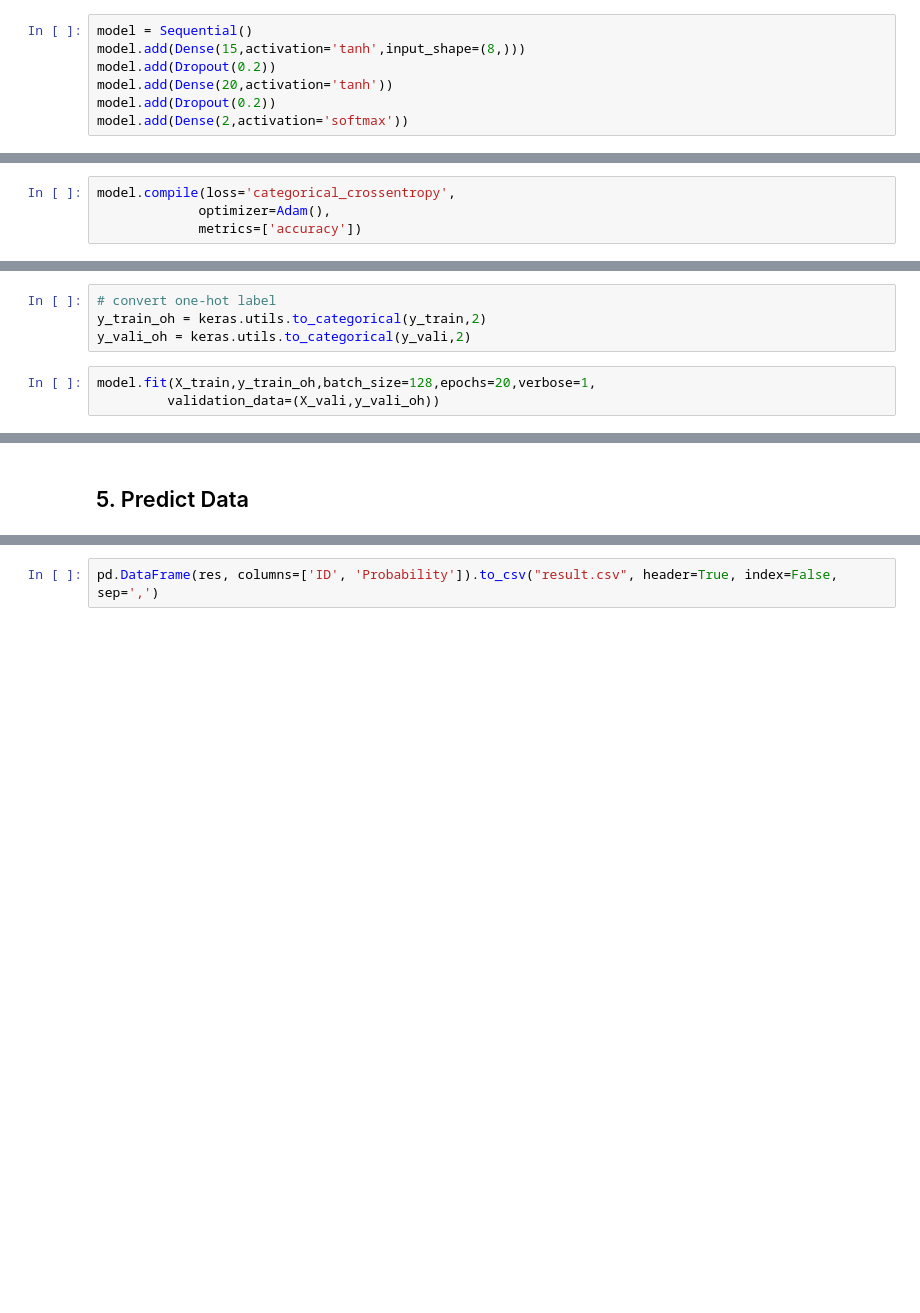
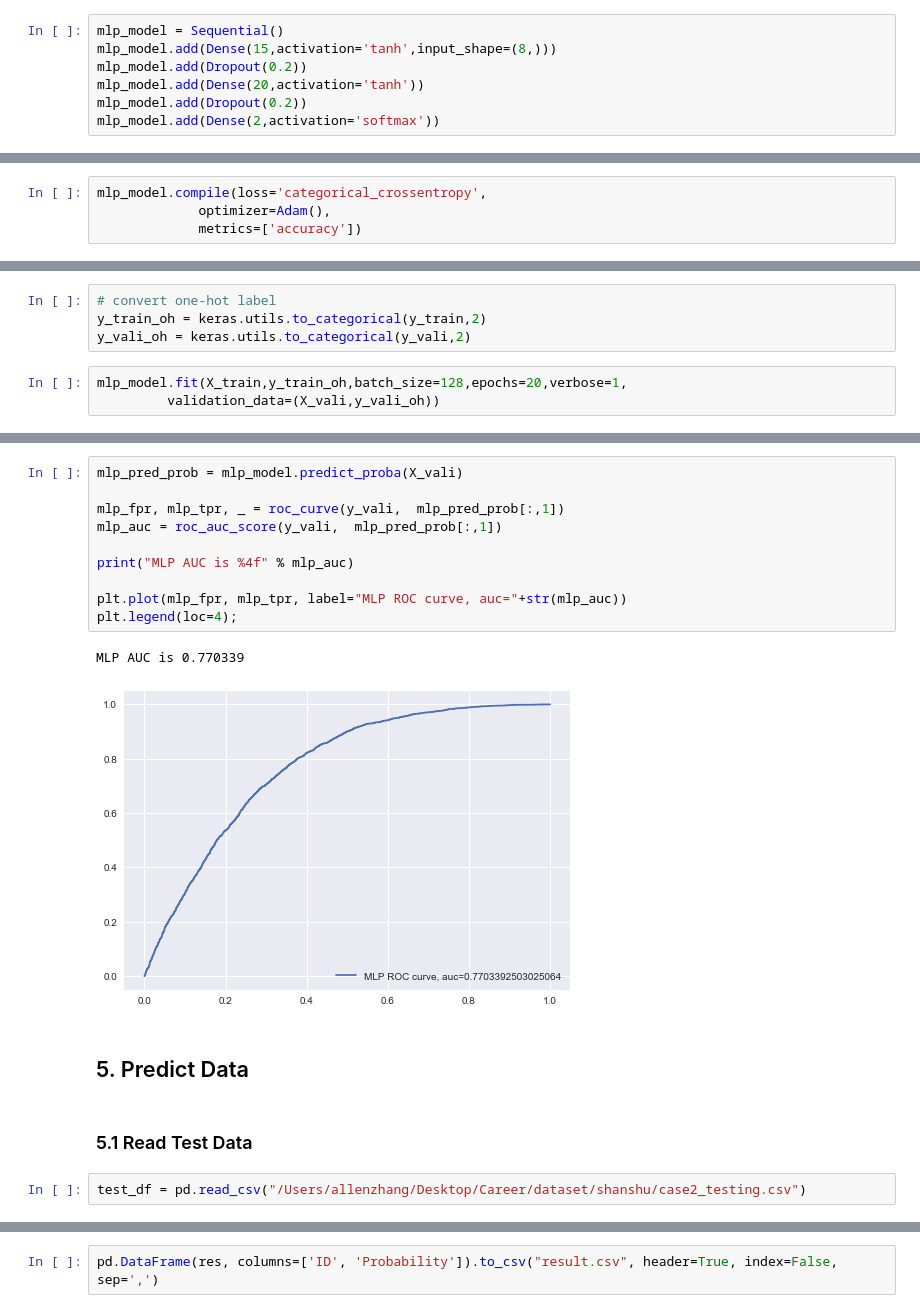
Before and after one commit to allenzdd/Exercise, a Jupyter notebook: Shanshu Interview/version1.ipynb, the cells around one changed output, grey strips where cells are left out. Saved outputs shown, nothing was run; the diff lists cells and outputs as text; blank space fills up the shorter version.

```diff
--- a/Shanshu Interview/version1.ipynb
+++ b/Shanshu Interview/version1.ipynb
@@ -352,12 +352,12 @@ LGB AUC is 0.743107
 ### 4.5 MLP
 #### 4.5.1 Create MLP model
 # %%
-model = Sequential()
-model.add(Dense(15,activation='tanh',input_shape=(8,)))
-model.add(Dropout(0.2))
-model.add(Dense(20,activation='tanh'))
-model.add(Dropout(0.2))
-model.add(Dense(2,activation='softmax'))
+mlp_model = Sequential()
+mlp_model.add(Dense(15,activation='tanh',input_shape=(8,)))
+mlp_model.add(Dropout(0.2))
+mlp_model.add(Dense(20,activation='tanh'))
+mlp_model.add(Dropout(0.2))
+mlp_model.add(Dense(2,activation='softmax'))
 # %% [markdown]
 #### 4.5.2 Model Summary
 # %%
@@ -389,5 +389,5 @@ adm = optimizers.Adam(lr=0.0001,decay=0.000001)
 # %%
-model.compile(loss='categorical_crossentropy',
+mlp_model.compile(loss='categorical_crossentropy',
              optimizer=Adam(),
              metrics=['accuracy'])
 # %% [markdown]
@@ -397,7 +397,7 @@ model.compile(loss='categorical_crossentropy',
 y_train_oh = keras.utils.to_categorical(y_train,2)
 y_vali_oh = keras.utils.to_categorical(y_vali,2)
 # %%
-model.fit(X_train,y_train_oh,batch_size=128,epochs=20,verbose=1,
+mlp_model.fit(X_train,y_train_oh,batch_size=128,epochs=20,verbose=1,
          validation_data=(X_vali,y_vali_oh))
 # %% [output]
 Train on 40000 samples, validate on 10000 samples
@@ -420,3 +420,20 @@ Epoch 20/20
 <keras.callbacks.History at 0x...>
+# %%
+mlp_pred_prob = mlp_model.predict_proba(X_vali)
+
+mlp_fpr, mlp_tpr, _ = roc_curve(y_vali,  mlp_pred_prob[:,1])
+mlp_auc = roc_auc_score(y_vali,  mlp_pred_prob[:,1])
+
+print("MLP AUC is %4f" % mlp_auc)
+
+plt.plot(mlp_fpr, mlp_tpr, label="MLP ROC curve, auc="+str(mlp_auc))
+plt.legend(loc=4);
+# %% [output]
+MLP AUC is 0.770339
+[figure, added]
 # %% [markdown]
 ## 5. Predict Data
+# %% [markdown]
+### 5.1 Read Test Data
+# %%
+test_df = pd.read_csv("/Users/allenzhang/Desktop/Career/dataset/shanshu/case2_testing.csv")
```
Also changed, not shown: parts of 20 cells of this notebook.
